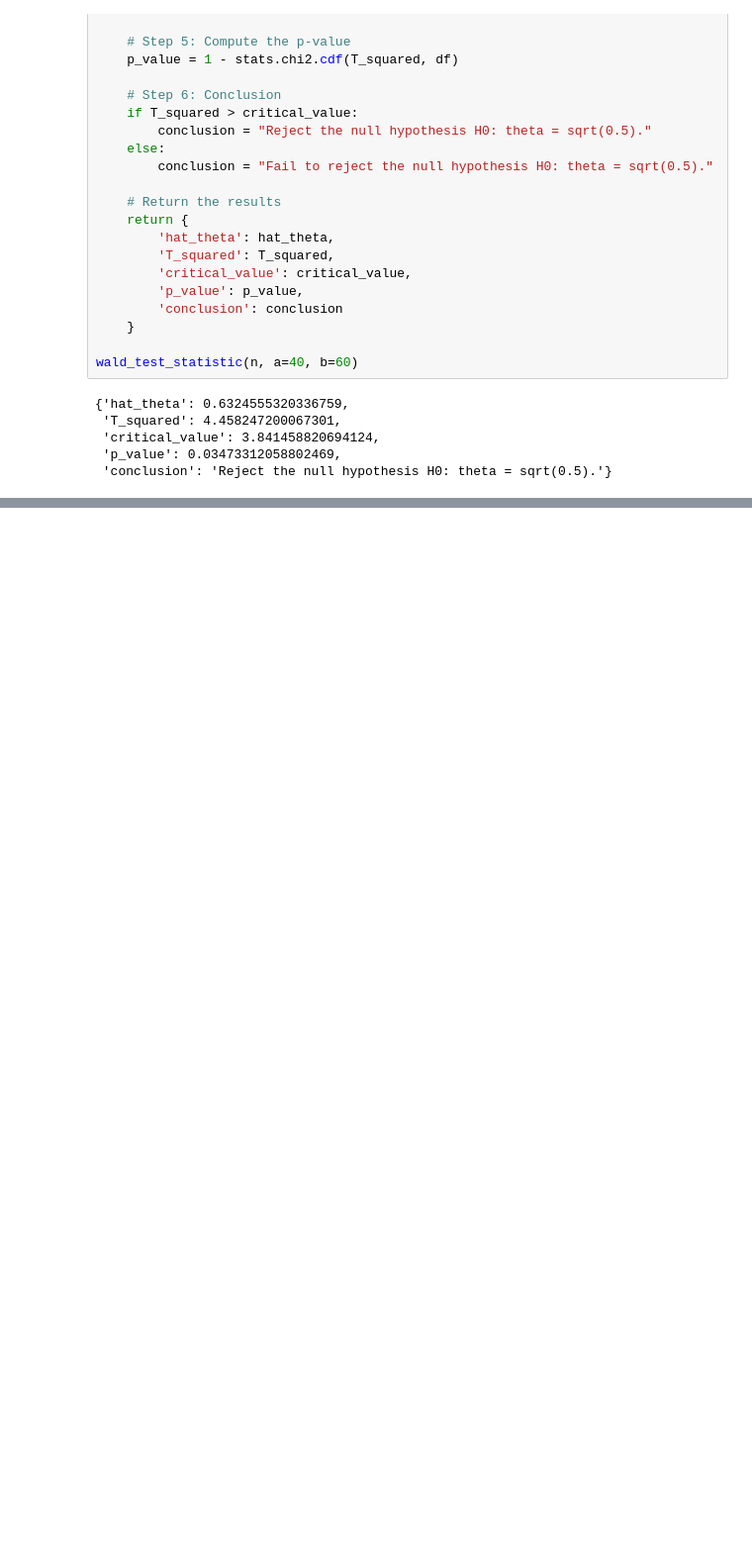
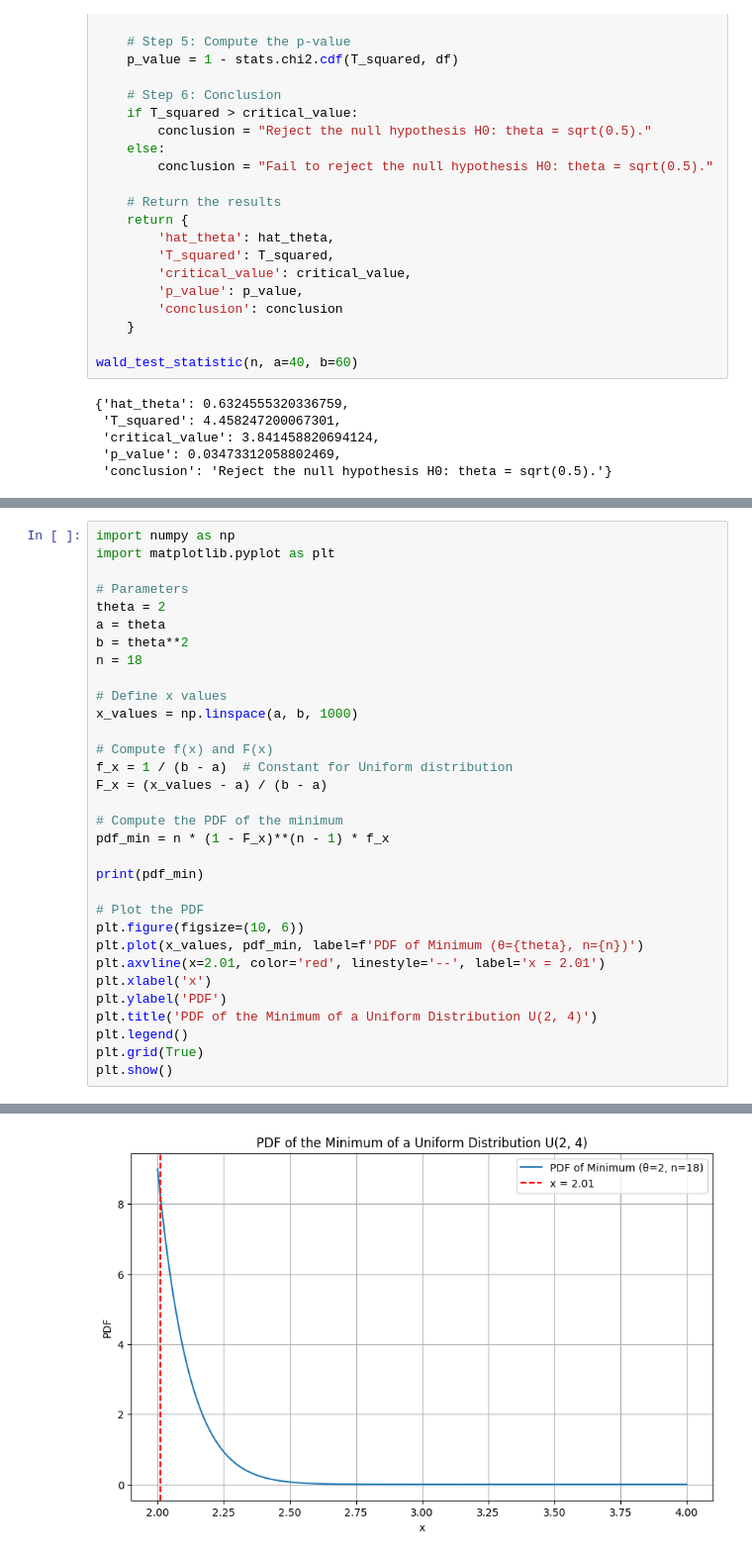
Before and after one commit to mariakesa/NeuroGarage, a Jupyter notebook: statistics_midterm.ipynb, the cells around one changed output, grey strips where cells are left out. Shown at 99% size. Saved outputs shown, nothing was run; the diff lists cells and outputs as text; blank space fills up the shorter version.

```diff
--- a/statistics_midterm.ipynb
+++ b/statistics_midterm.ipynb
@@ -186,0 +346,33 @@ wald_test_statistic(n, a=40, b=60)
+# %%
+import numpy as np
+import matplotlib.pyplot as plt
+
+# Parameters
+theta = 2
+a = theta
+b = theta**2
+n = 18
+
+# Define x values
+x_values = np.linspace(a, b, 1000)
+
+# Compute f(x) and F(x)
+f_x = 1 / (b - a)  # Constant for Uniform distribution
+F_x = (x_values - a) / (b - a)
+
+# Compute the PDF of the minimum
+pdf_min = n * (1 - F_x)**(n - 1) * f_x
+
+print(pdf_min)
+
+# Plot the PDF
+plt.figure(figsize=(10, 6))
+plt.plot(x_values, pdf_min, label=f'PDF of Minimum (θ={theta}, n={n})')
+plt.axvline(x=2.01, color='red', linestyle='--', label='x = 2.01')
+plt.xlabel('x')
+plt.ylabel('PDF')
+plt.title('PDF of the Minimum of a Uniform Distribution U(2, 4)')
+plt.legend()
+plt.grid(True)
+plt.show()
+# %% [output]
@@ -186,0 +396 @@ wald_test_statistic(n, a=40, b=60)
+[figure, added]
```
Also changed, not shown: parts of 18 cells of this notebook, 12 other files.
